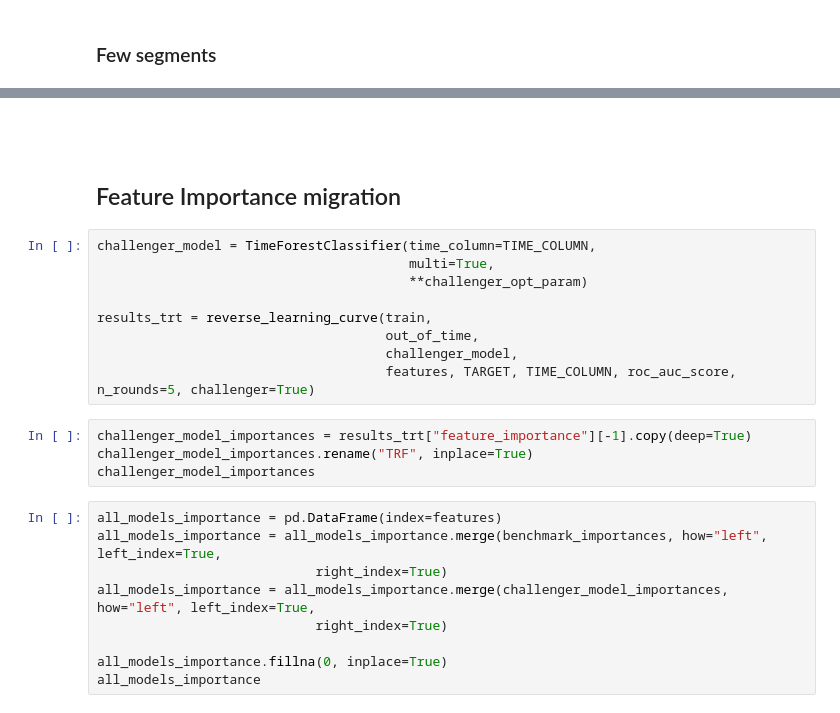
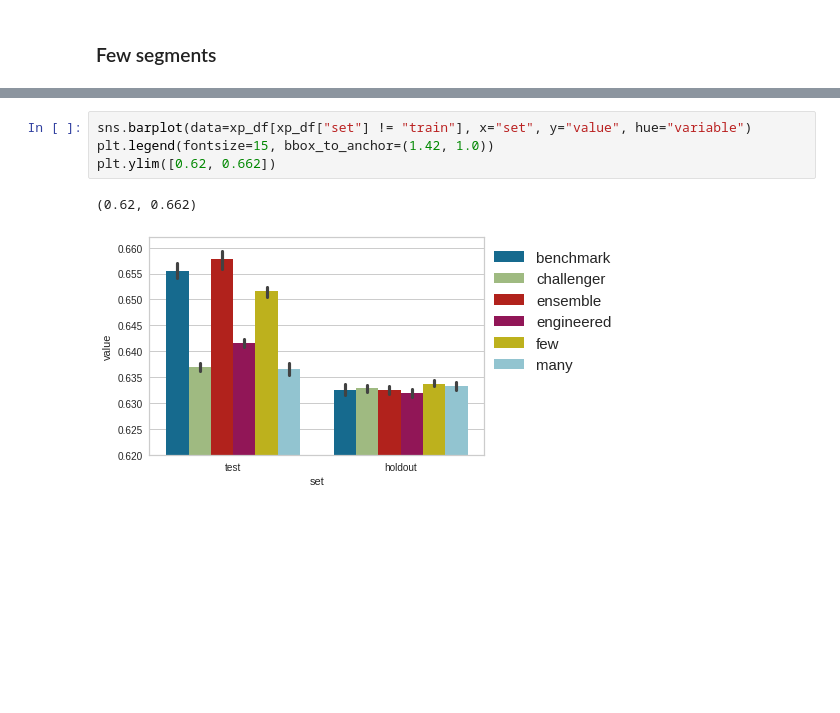
Before and after one commit to lgmoneda/time-robust-tree-paper, a Jupyter notebook: experiments/_olist.ipynb, the cells around one changed output, grey strips where cells are left out. Cells and saved outputs as stored; diff of their text form; blank space fills up the shorter version.

```diff
--- a/experiments/_olist.ipynb
+++ b/experiments/_olist.ipynb
@@ -568,26 +819,9 @@ plt.show()
+# %%
+sns.barplot(data=xp_df[xp_df["set"] != "train"], x="set", y="value", hue="variable")
+plt.legend(fontsize=15, bbox_to_anchor=(1.42, 1.0))
+plt.ylim([0.62, 0.662])
+# %% [output]
+(0.62, 0.662)
+[figure, added]
 # %% [markdown]
 ###
-# %% [markdown]
-## Feature Importance migration
-# %%
-challenger_model = TimeForestClassifier(time_column=TIME_COLUMN,
-                                        multi=True,
-                                        **challenger_opt_param)
-
-results_trt = reverse_learning_curve(train,
-                                     out_of_time,
-                                     challenger_model,
-                                     features, TARGET, TIME_COLUMN, roc_auc_score, n_rounds=5, challenger=True)
-# %%
-challenger_model_importances = results_trt["feature_importance"][-1].copy(deep=True)
-challenger_model_importances.rename("TRF", inplace=True)
-challenger_model_importances
-# %%
-all_models_importance = pd.DataFrame(index=features)
-all_models_importance = all_models_importance.merge(benchmark_importances, how="left", left_index=True,
-                            right_index=True)
-all_models_importance = all_models_importance.merge(challenger_model_importances, how="left", left_index=True,
-                            right_index=True)
-
-all_models_importance.fillna(0, inplace=True)
-all_models_importance
```
Also changed, not shown: parts of 114 cells of this notebook, 3 other files.
